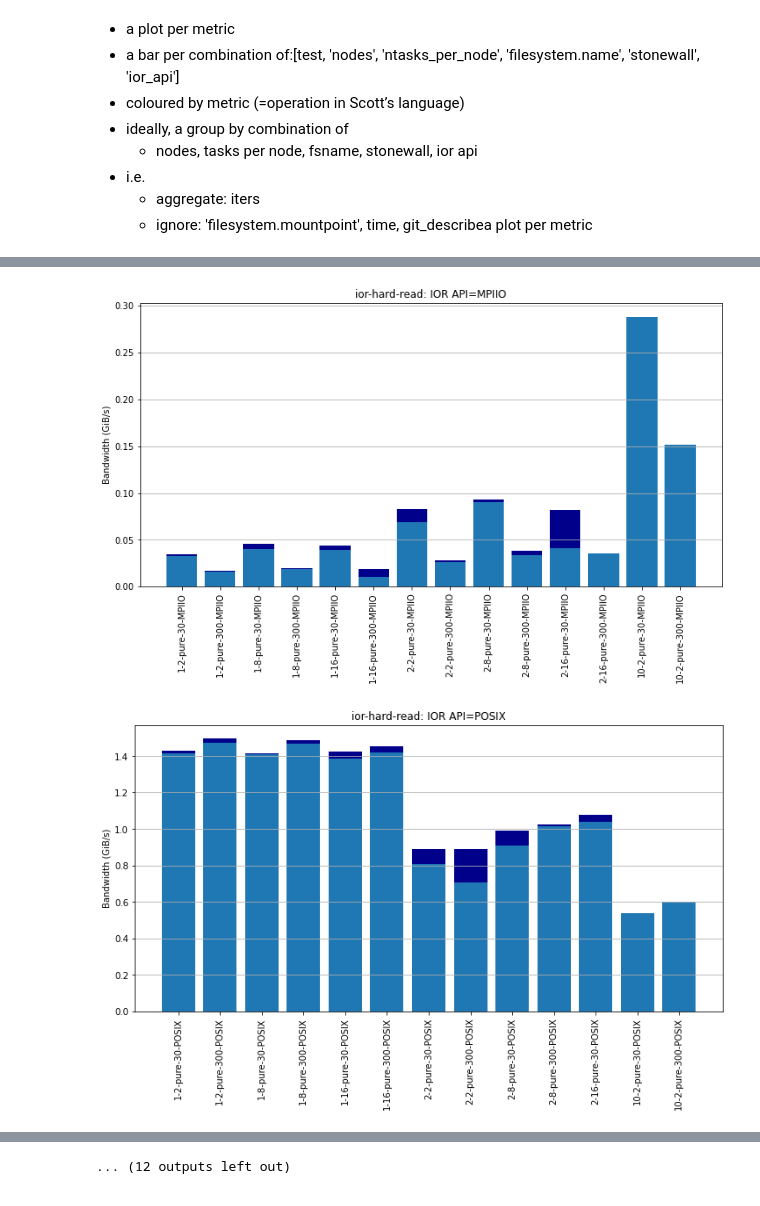
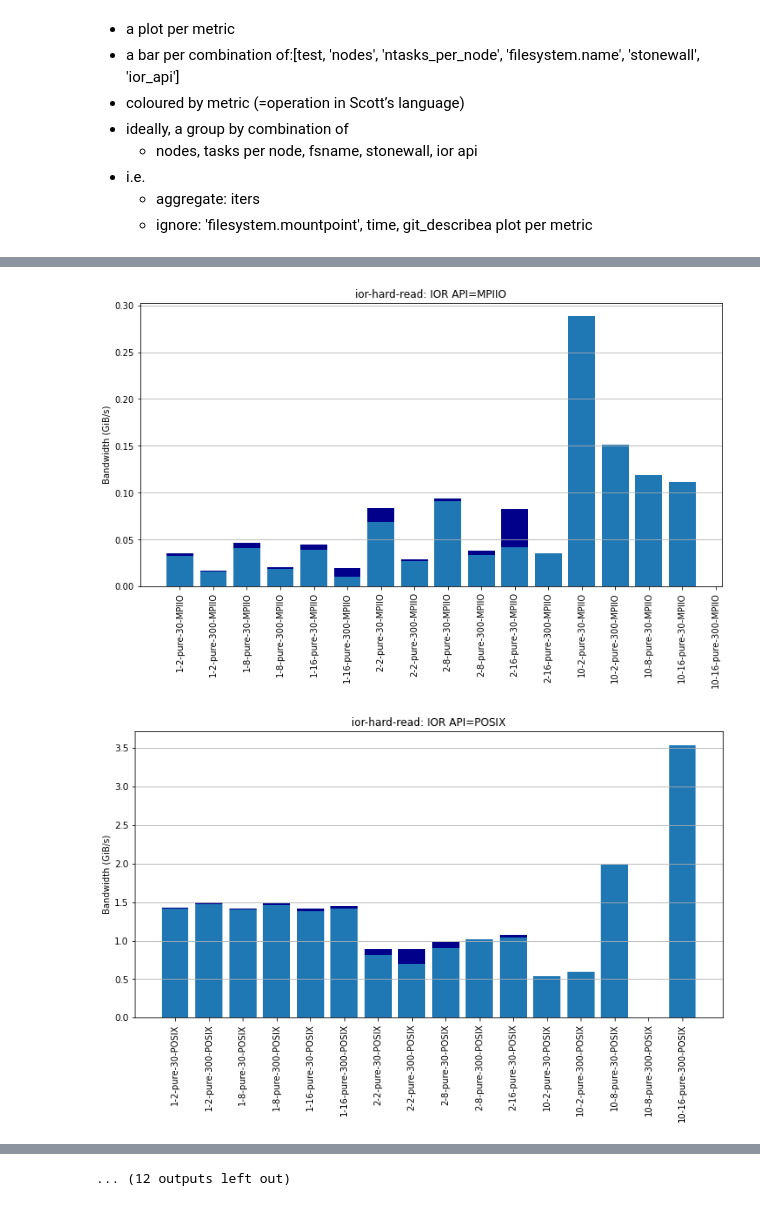
Before and after one commit to stackhpc/jasmin-fs-benchmark, a Jupyter notebook: io500/plotter.ipynb, the cells around one changed output, grey strips where cells are left out. Saved outputs shown, nothing was run; the diff lists cells and outputs as text; code cells hidden in the pictures.

Commit message:
add more pure 10-node runs

```diff
--- a/io500/plotter.ipynb
+++ b/io500/plotter.ipynb
@@ -194,7 +194,9 @@ for im, (metric_name, metric) in enumerate(metrics.items()):
 # %%
 # WIP
 grouper = ['nodes', 'ntasks_per_node', 'filesystem.name', 'stonewall', 'ior_api']
-metrics = split_tests(results)
+# filtered_results = results.loc[results['nodes'] == 10]
+filtered_results = results
+metrics = split_tests(filtered_results)
 for im, (metric_name, metric) in enumerate(metrics.items()):
     # fig, axs = plt.subplots(figsize=(12, 12), nrows=len(metric['cols'])) #, constrained_layout=True)
     for ic, col in enumerate(metric['cols']):
@@ -224,2 +226,2 @@ for im, (metric_name, metric) in enumerate(metrics.items()):
-[figure, old version]
+[figure, new version]
-[figure, old version]
+[figure, new version]
```
Also changed, not shown: parts of 3 cells of this notebook, 18 other files.
